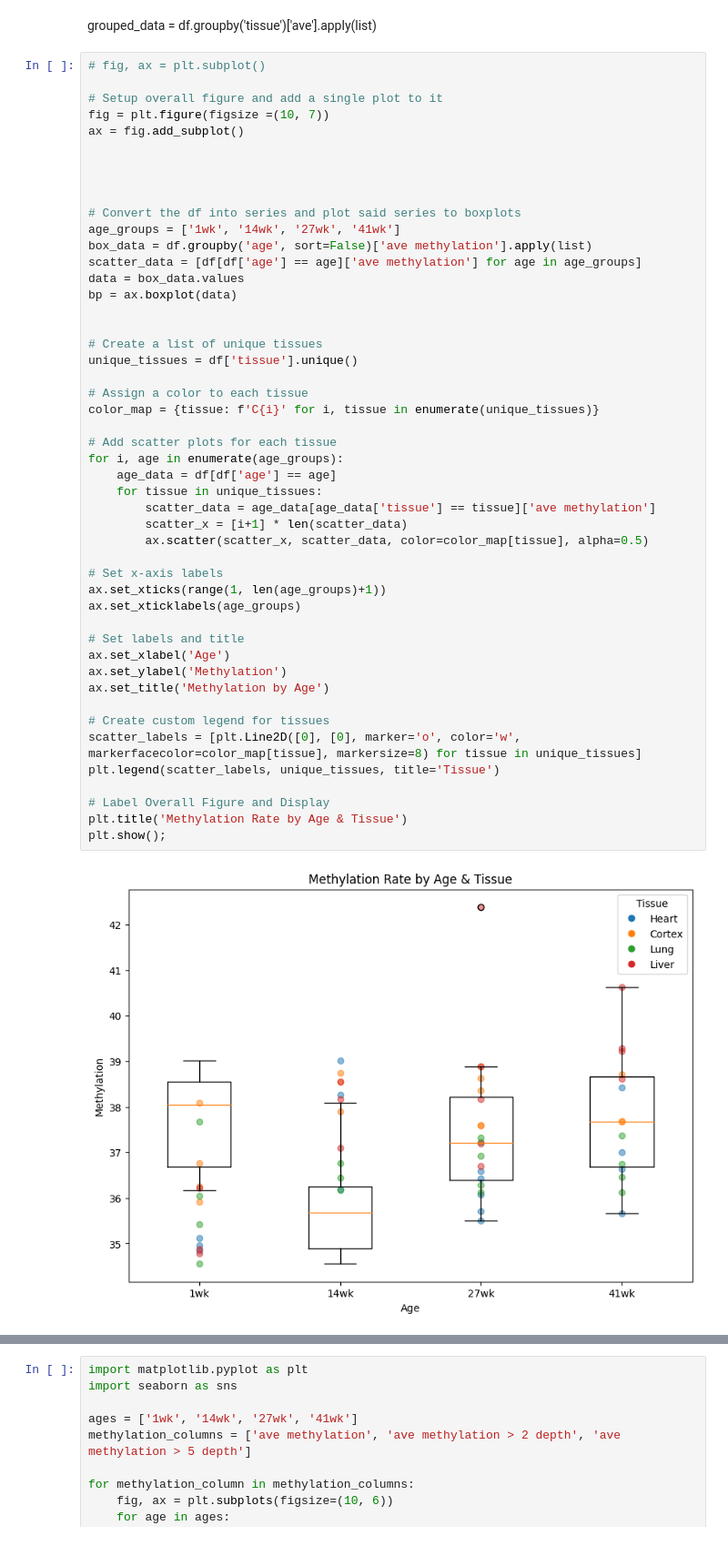
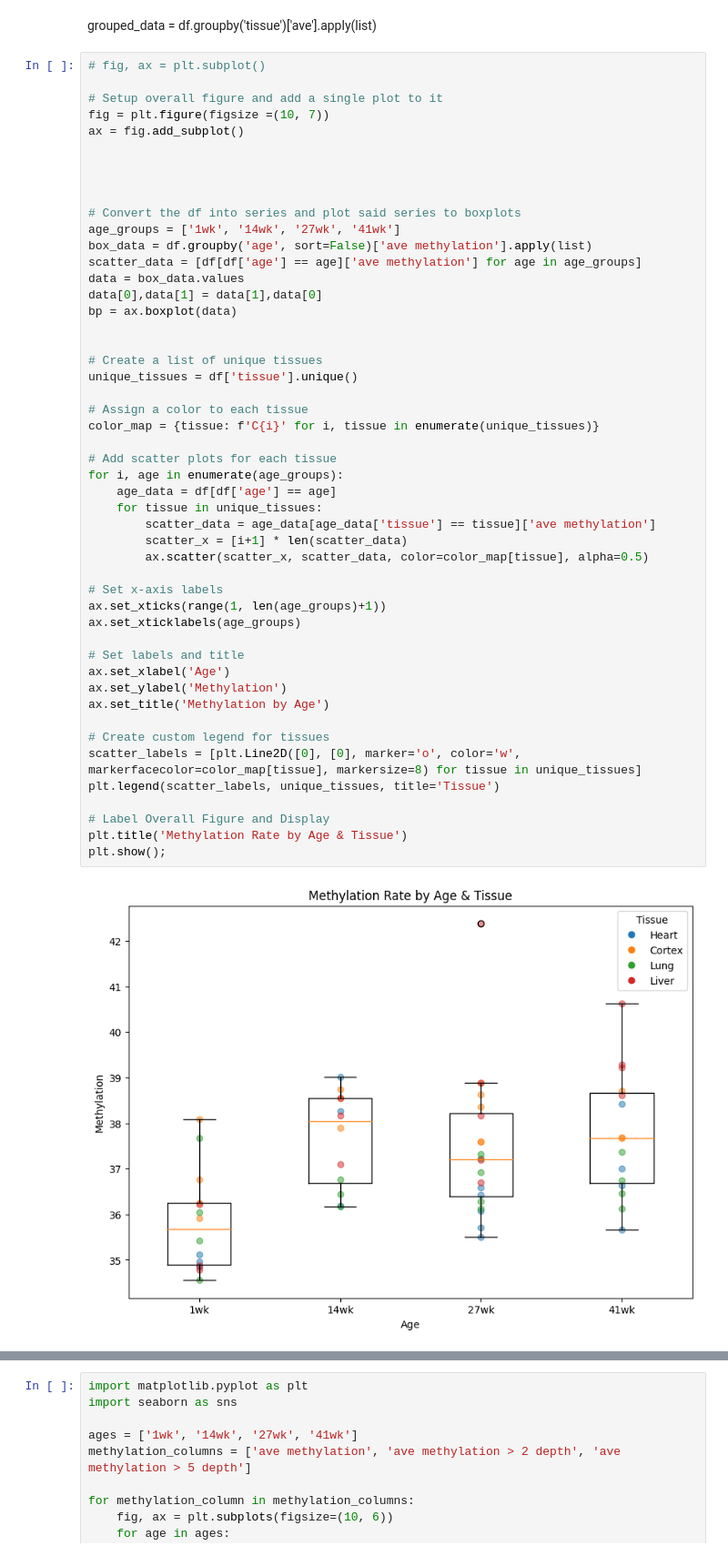
Before and after one commit to hunterDRuebsamen/Bioinformatic_Lab-1, a Jupyter notebook: test.ipynb, the cells around one changed output, grey strips where cells are left out. Shown: that part at 91% size. Cells and saved outputs as stored; diff of their text form.

Commit message:
last minute fixes to the box-whisker charts

```diff
--- a/test.ipynb
+++ b/test.ipynb
@@ -180,6 +180,7 @@ age_groups = ['1wk', '14wk', '27wk', '41wk']
 box_data = df.groupby('age', sort=False)['ave methylation'].apply(list)
 scatter_data = [df[df['age'] == age]['ave methylation'] for age in age_groups]
 data = box_data.values
+data[0],data[1] = data[1],data[0]
 bp = ax.boxplot(data)
 
 
@@ -187,32 +188,32 @@ bp = ax.boxplot(data)
 unique_tissues = df['tissue'].unique()
 
 # Assign a color to each tissue
 color_map = {tissue: f'C{i}' for i, tissue in enumerate(unique_tissues)}
 
 # Add scatter plots for each tissue
 for i, age in enumerate(age_groups):
     age_data = df[df['age'] == age]
     for tissue in unique_tissues:
         scatter_data = age_data[age_data['tissue'] == tissue]['ave methylation']
         scatter_x = [i+1] * len(scatter_data)
         ax.scatter(scatter_x, scatter_data, color=color_map[tissue], alpha=0.5)
 
 # Set x-axis labels
 ax.set_xticks(range(1, len(age_groups)+1))
 ax.set_xticklabels(age_groups)
 
 # Set labels and title
 ax.set_xlabel('Age')
 ax.set_ylabel('Methylation')
 ax.set_title('Methylation by Age')
 
 # Create custom legend for tissues
 scatter_labels = [plt.Line2D([0], [0], marker='o', color='w', markerfacecolor=color_map[tissue], markersize=8) for tissue in unique_tissues]
 plt.legend(scatter_labels, unique_tissues, title='Tissue')
 
 # Label Overall Figure and Display
 plt.title('Methylation Rate by Age & Tissue')
 plt.show();
 # %% [output]
-[figure, old version]
+[figure, new version]
 # %%
```
Also changed, not shown: parts of 1 cell of this notebook.
